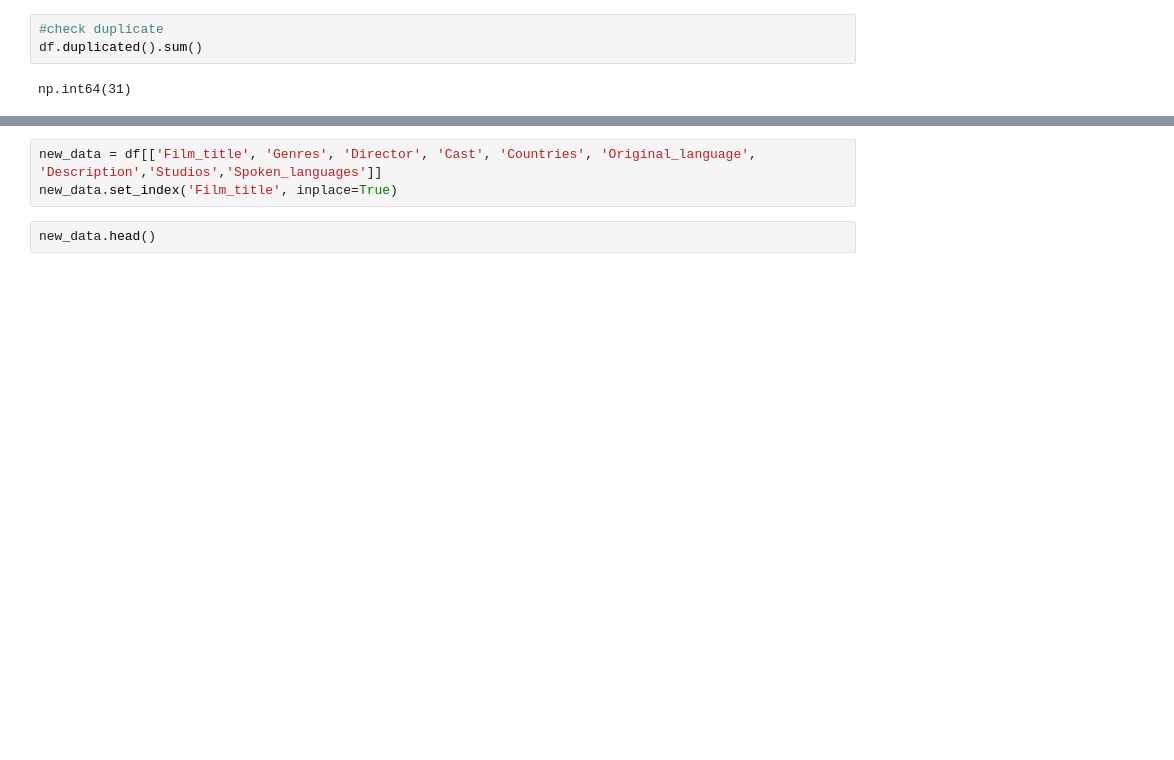
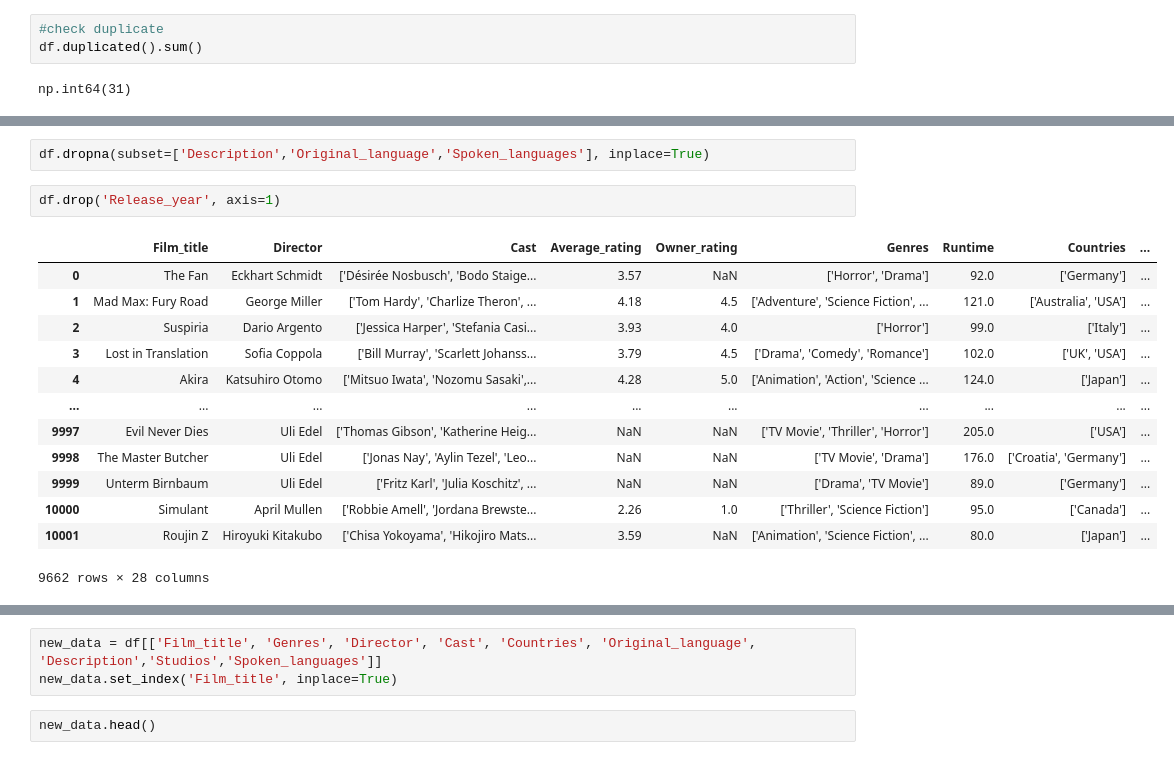
Before and after one commit to royanK16/Movie_Recommendation, a Jupyter notebook: Movie_Recommendation.ipynb, the cells around one changed output, grey strips where cells are left out. Cells and saved outputs as stored; diff of their text form; blank space fills up the shorter version.

```diff
--- a/Movie_Recommendation.ipynb
+++ b/Movie_Recommendation.ipynb
@@ -126,0 +179,18 @@ For example, when doing 'df[col].method(value, inplace=True)', try using 'df.met
+# %%
+df.dropna(subset=['Description','Original_language','Spoken_languages'], inplace=True)
+# %%
+df.drop('Release_year', axis=1)
+# %% [output]
+|  | Film_title | Director | Cast | Average_rating | Owner_rating | Genres | Runtime | Countries | ... |
+| 0 | The Fan | Eckhart Schmidt | ['Désirée Nosbusch', 'Bodo Staige... | 3.57 | NaN | ['Horror', 'Drama'] | 92.0 | ['Germany'] | ... |
+| 1 | Mad Max: Fury Road | George Miller | ['Tom Hardy', 'Charlize Theron', ... | 4.18 | 4.5 | ['Adventure', 'Science Fiction', ... | 121.0 | ['Australia', 'USA'] | ... |
+| 2 | Suspiria | Dario Argento | ['Jessica Harper', 'Stefania Casi... | 3.93 | 4.0 | ['Horror'] | 99.0 | ['Italy'] | ... |
+| 3 | Lost in Translation | Sofia Coppola | ['Bill Murray', 'Scarlett Johanss... | 3.79 | 4.5 | ['Drama', 'Comedy', 'Romance'] | 102.0 | ['UK', 'USA'] | ... |
+| 4 | Akira | Katsuhiro Otomo | ['Mitsuo Iwata', 'Nozomu Sasaki',... | 4.28 | 5.0 | ['Animation', 'Action', 'Science ... | 124.0 | ['Japan'] | ... |
+| ... | ... | ... | ... | ... | ... | ... | ... | ... | ... |
+| 9997 | Evil Never Dies | Uli Edel | ['Thomas Gibson', 'Katherine Heig... | NaN | NaN | ['TV Movie', 'Thriller', 'Horror'] | 205.0 | ['USA'] | ... |
+| 9998 | The Master Butcher | Uli Edel | ['Jonas Nay', 'Aylin Tezel', 'Leo... | NaN | NaN | ['TV Movie', 'Drama'] | 176.0 | ['Croatia', 'Germany'] | ... |
+| 9999 | Unterm Birnbaum | Uli Edel | ['Fritz Karl', 'Julia Koschitz', ... | NaN | NaN | ['Drama', 'TV Movie'] | 89.0 | ['Germany'] | ... |
+| 10000 | Simulant | April Mullen | ['Robbie Amell', 'Jordana Brewste... | 2.26 | 1.0 | ['Thriller', 'Science Fiction'] | 95.0 | ['Canada'] | ... |
+| 10001 | Roujin Z | Hiroyuki Kitakubo | ['Chisa Yokoyama', 'Hikojiro Mats... | 3.59 | NaN | ['Animation', 'Science Fiction', ... | 80.0 | ['Japan'] | ... |
+9662 rows × 28 columns
```
Also changed, not shown: parts of 38 cells of this notebook.
